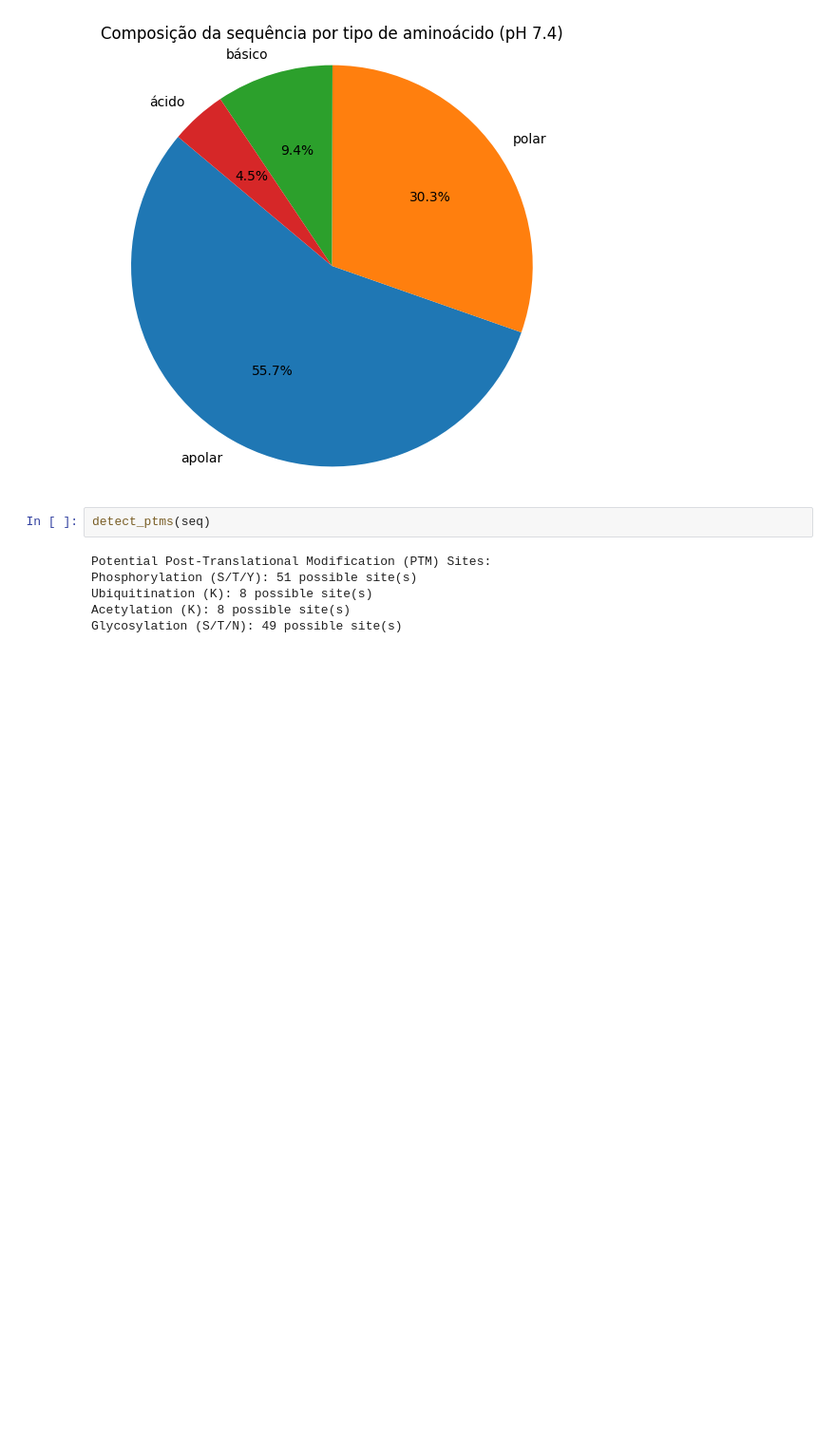
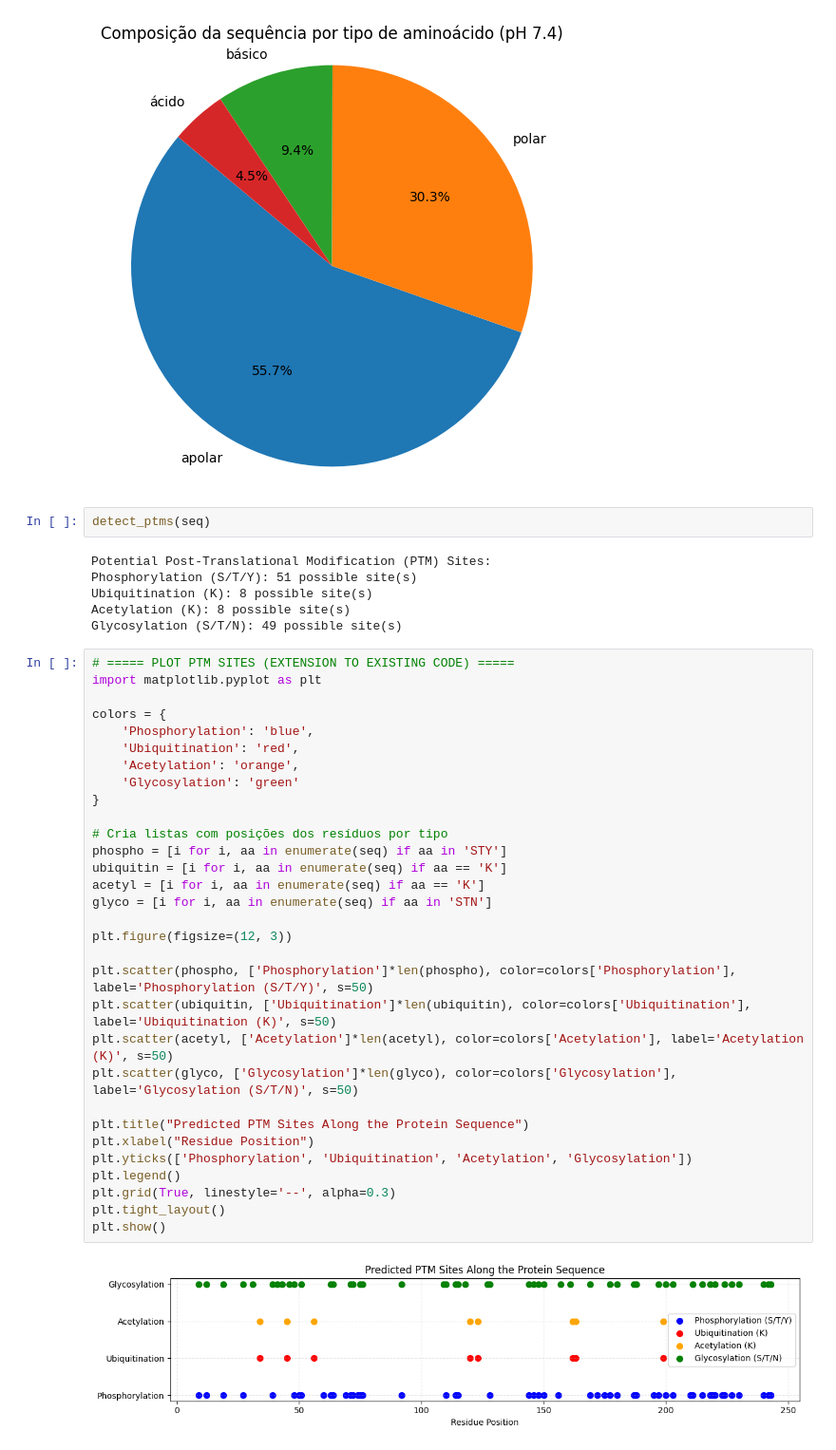
Before and after one commit to Gixxdd/AASeqAnalyzer, a Jupyter notebook: AAseq.ipynb, the cells around one changed output. Shown: that part at 95% size. Saved outputs shown, nothing was run; the diff lists cells and outputs as text; blank space fills up the shorter version.

Commit message:
Code V.4 + PH + PPTM Plot

```diff
--- a/AAseq.ipynb
+++ b/AAseq.ipynb
@@ -90,3 +90,36 @@ Phosphorylation (S/T/Y): 51 possible site(s)
 Ubiquitination (K): 8 possible site(s)
 Acetylation (K): 8 possible site(s)
 Glycosylation (S/T/N): 49 possible site(s)
+# %%
+# ===== PLOT PTM SITES (EXTENSION TO EXISTING CODE) =====
+import matplotlib.pyplot as plt
+
+colors = {
+    'Phosphorylation': 'blue',
+    'Ubiquitination': 'red',
+    'Acetylation': 'orange',
+    'Glycosylation': 'green'
+}
+
+# Cria listas com posições dos resíduos por tipo
+phospho = [i for i, aa in enumerate(seq) if aa in 'STY']
+ubiquitin = [i for i, aa in enumerate(seq) if aa == 'K']
+acetyl = [i for i, aa in enumerate(seq) if aa == 'K']
+glyco = [i for i, aa in enumerate(seq) if aa in 'STN']
+
+plt.figure(figsize=(12, 3))
+
+plt.scatter(phospho, ['Phosphorylation']*len(phospho), color=colors['Phosphorylation'], label='Phosphorylation (S/T/Y)', s=50)
+plt.scatter(ubiquitin, ['Ubiquitination']*len(ubiquitin), color=colors['Ubiquitination'], label='Ubiquitination (K)', s=50)
+plt.scatter(acetyl, ['Acetylation']*len(acetyl), color=colors['Acetylation'], label='Acetylation (K)', s=50)
+plt.scatter(glyco, ['Glycosylation']*len(glyco), color=colors['Glycosylation'], label='Glycosylation (S/T/N)', s=50)
+
+plt.title("Predicted PTM Sites Along the Protein Sequence")
+plt.xlabel("Residue Position")
+plt.yticks(['Phosphorylation', 'Ubiquitination', 'Acetylation', 'Glycosylation'])
+plt.legend()
+plt.grid(True, linestyle='--', alpha=0.3)
+plt.tight_layout()
+plt.show()
+# %% [output]
+[figure, added]
```
